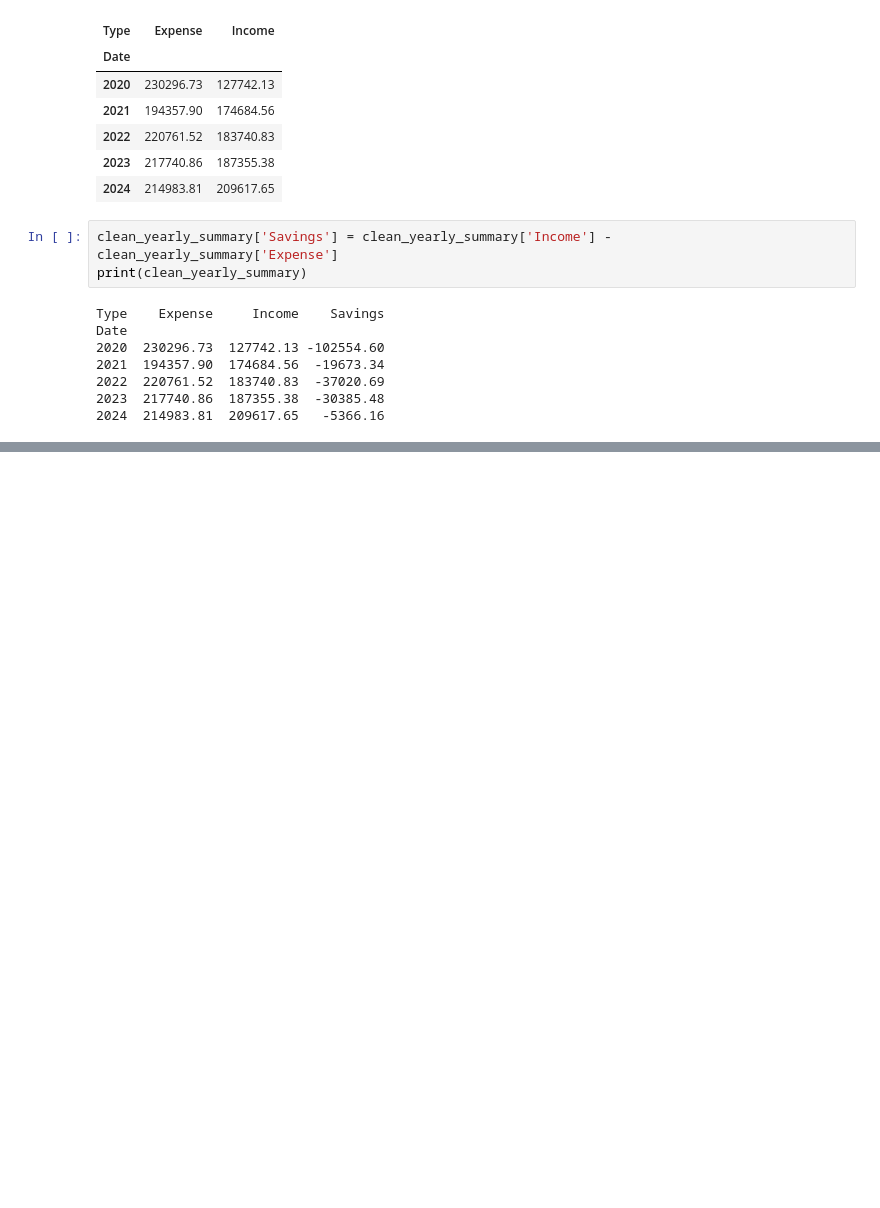
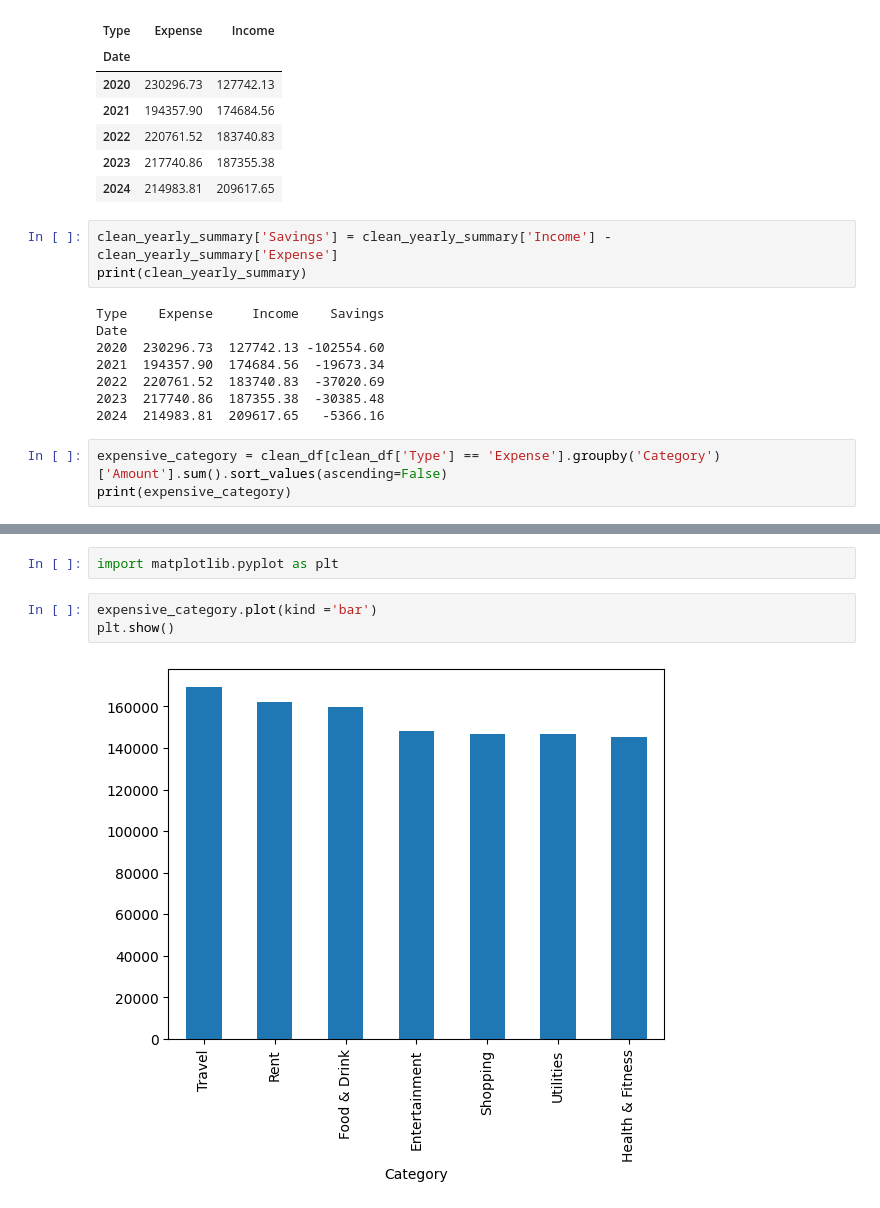
Before and after one commit to YASH280626/expense-tracker, a Jupyter notebook: analytics/analysis.ipynb, the cells around one changed output, grey strips where cells are left out. Cells and saved outputs as stored; diff of their text form; blank space fills up the shorter version.

Commit message:
Add expense analysis with pandas and matplotlib visualization

```diff
--- a/analytics/analysis.ipynb
+++ b/analytics/analysis.ipynb
@@ -367,3 +367,6 @@ Date
 2022  220761.52  183740.83  -37020.69
 2023  217740.86  187355.38  -30385.48
 2024  214983.81  209617.65   -5366.16
+# %%
+expensive_category = clean_df[clean_df['Type'] == 'Expense'].groupby('Category')['Amount'].sum().sort_values(ascending=False)
+print(expensive_category)
@@ -369,0 +458,7 @@ Date
+# %%
+import matplotlib.pyplot as plt
+# %%
+expensive_category.plot(kind ='bar')
+plt.show()
+# %% [output]
+[figure, added]
```
Also changed, not shown: parts of 7 cells of this notebook, 1 other file.
